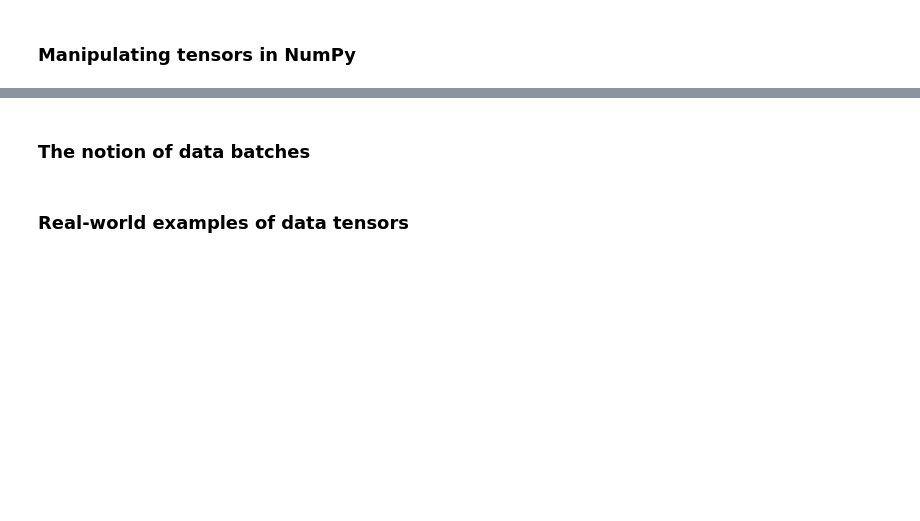
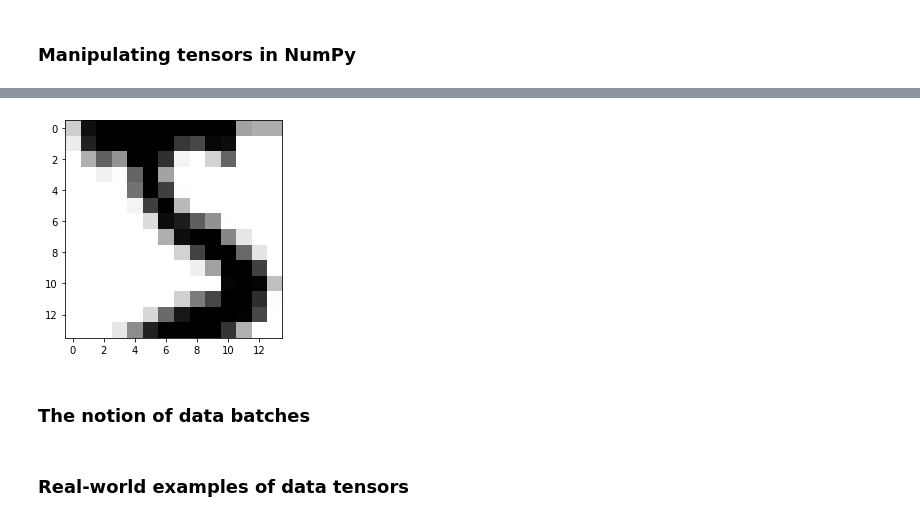
Before and after one commit to Lee-geonwu/class_ai4dl, a Jupyter notebook: Notebooks/chapter02_mathematical-building-blocks.ipynb, the cells around one changed output, grey strips where cells are left out. Saved outputs shown, nothing was run; the diff lists cells and outputs as text; code cells hidden in the pictures; blank space fills up the shorter version.

```diff
--- a/Notebooks/chapter02_mathematical-building-blocks.ipynb
+++ b/Notebooks/chapter02_mathematical-building-blocks.ipynb
@@ -142,6 +233,13 @@ my_slice.shape
 my_slice = train_images[:, 14:, 14:]
 # %%
 my_slice = train_images[:, 7:-7, 7:-7]
+# %%
+import matplotlib.pyplot as plt
+digit = my_slice[0]
+plt.imshow(digit, cmap=plt.cm.binary)
+plt.show()
+# %% [output]
+[figure, added]
 # %% [markdown]
 ### The notion of data batches
 # %%
```
Also changed, not shown: parts of 50 cells of this notebook.
